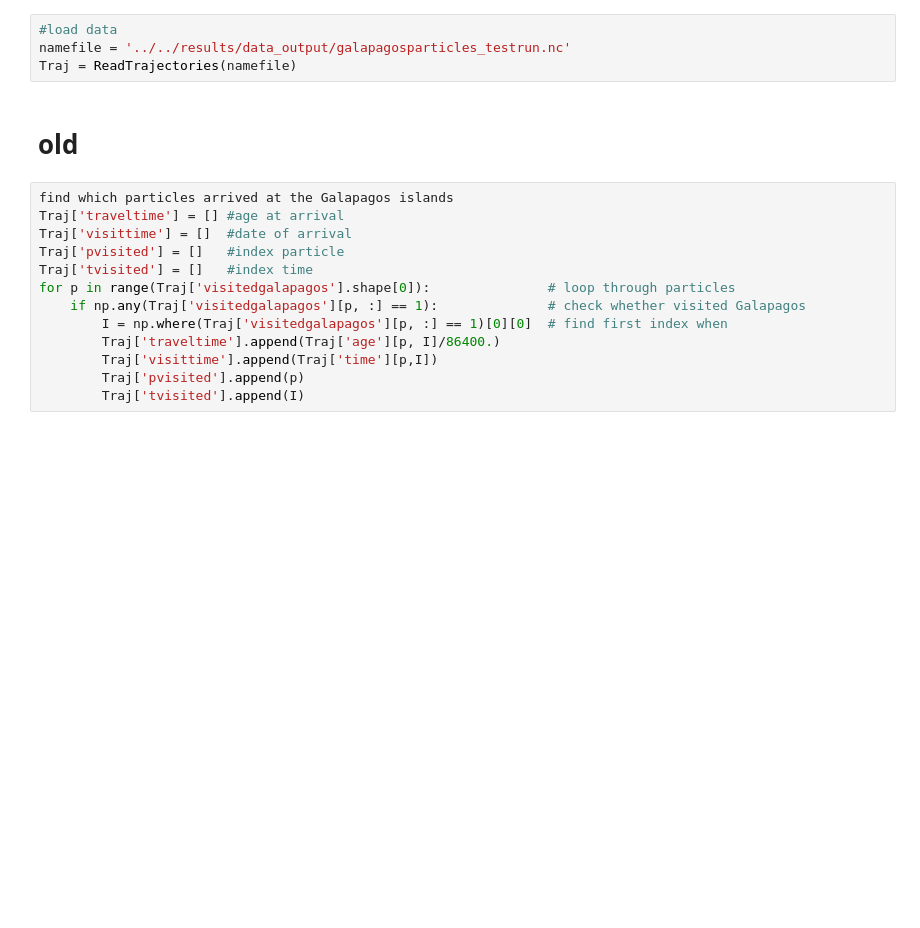
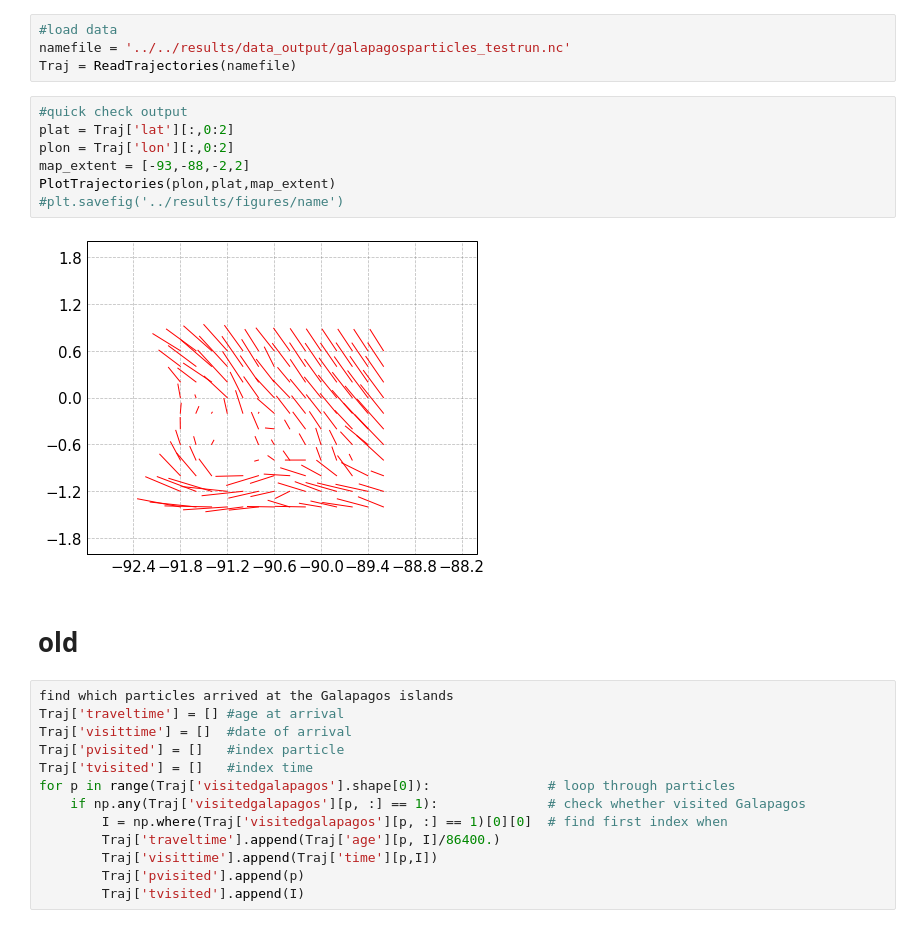
Before and after one commit to SLYpma/GalapagosProject, a Jupyter notebook: scripts/analysis/Galapagos_NEMO1_12.ipynb, the cells around one changed output. Drawn from its saved outputs; the diff is of its cells as text; blank space fills up the shorter version.

Commit message:
testrun check

```diff
--- a/scripts/analysis/Galapagos_NEMO1_12.ipynb
+++ b/scripts/analysis/Galapagos_NEMO1_12.ipynb
@@ -12,6 +14,15 @@ from ParticlePlotFunctions import *
 #load data
 namefile = '../../results/data_output/galapagosparticles_testrun.nc'
 Traj = ReadTrajectories(namefile)
+# %%
+#quick check output
+plat = Traj['lat'][:,0:2]
+plon = Traj['lon'][:,0:2]
+map_extent = [-93,-88,-2,2]
+PlotTrajectories(plon,plat,map_extent)
+#plt.savefig('../results/figures/name')
+# %% [output]
+[figure, added]
 # %% [markdown]
 # old
 # %%
```
Also changed, not shown: parts of 1 cell of this notebook, 1 other file.
